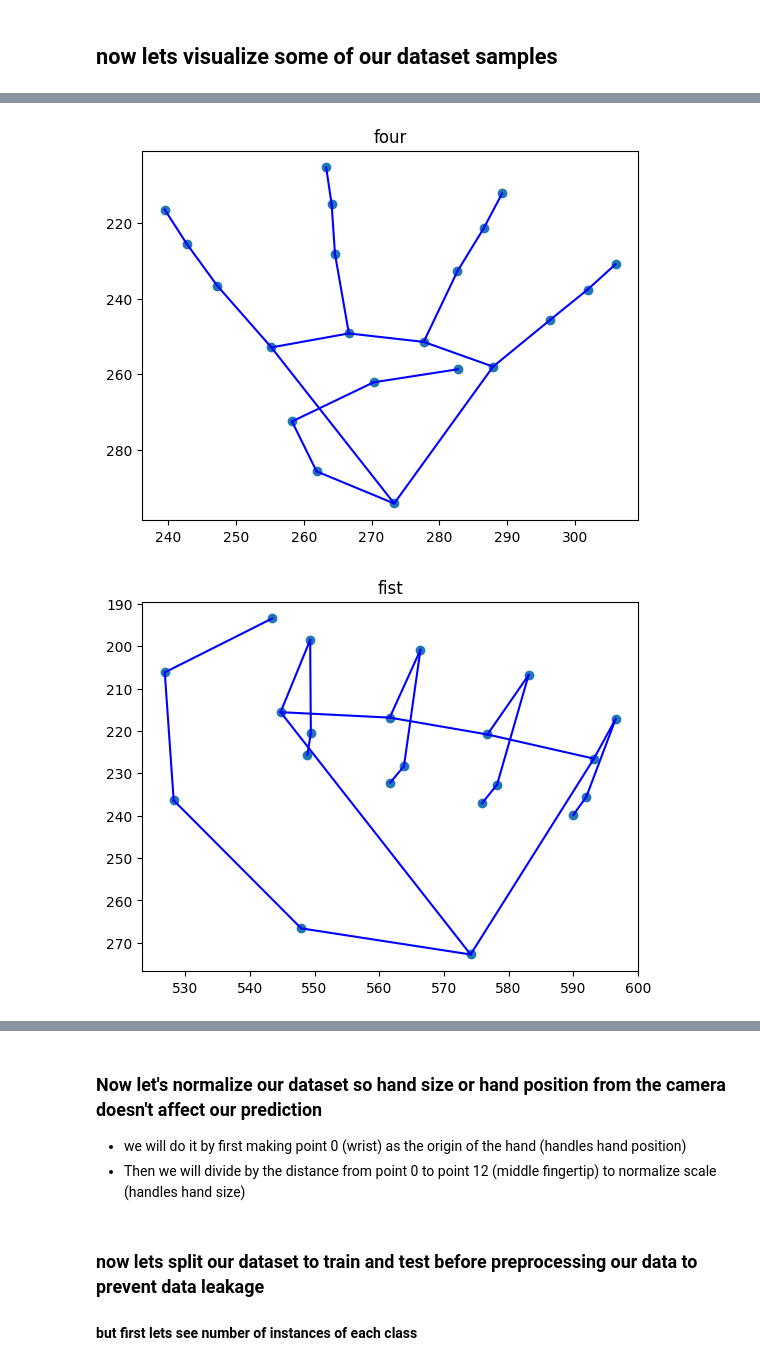
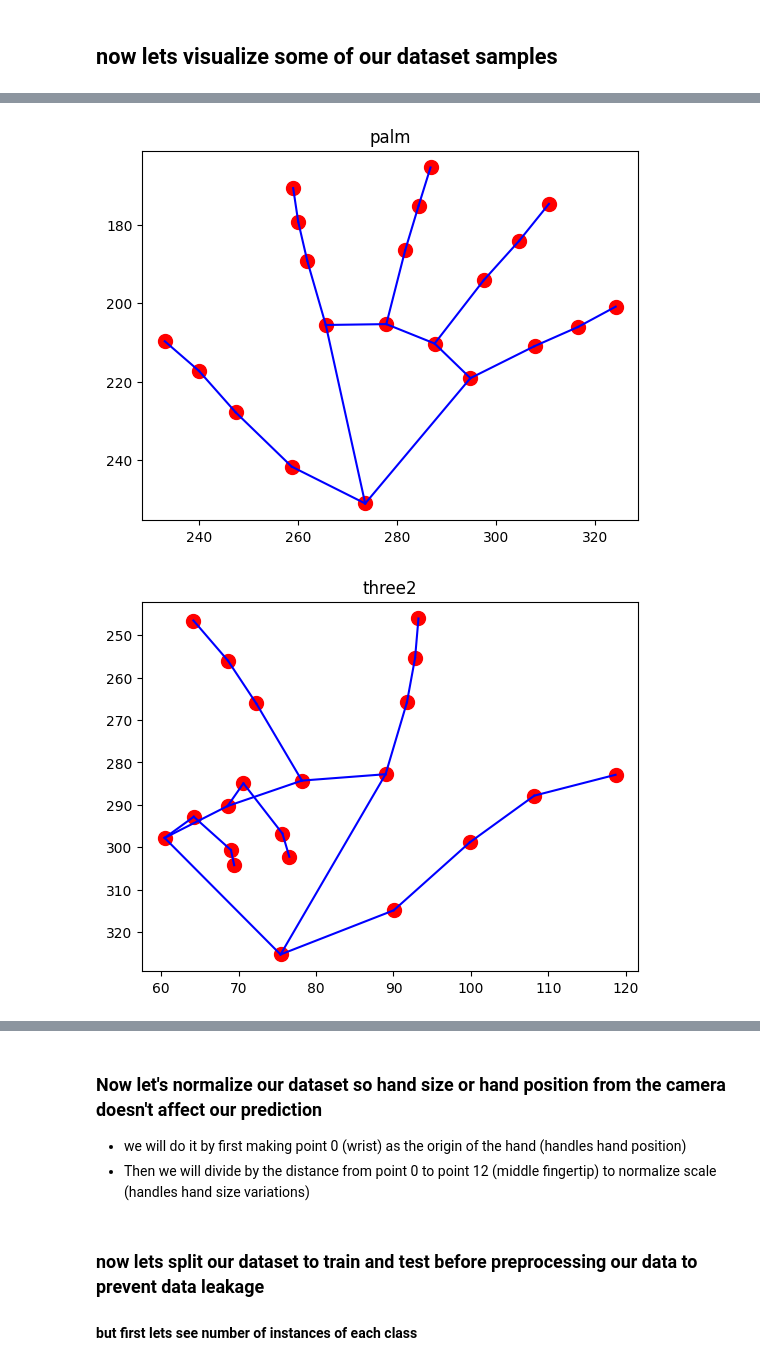
Before and after one commit to sabry558/Hand-gestures-classification, a Jupyter notebook: Hand gestures.ipynb, the cells around one changed output, grey strips where cells are left out. Cells and saved outputs as stored; diff of their text form; code cells hidden in the pictures.

```diff
--- a/Hand gestures.ipynb
+++ b/Hand gestures.ipynb
@@ -51,12 +52,13 @@ np.int64(0)
 # %%
 import matplotlib.pyplot as plt
 import numpy as np
+np.random.seed(42)  # For reproducibility
 def visualize_hand_landmarks(sample):
 
     ## first we need to scatter hand landmarks points
     x=sample[0::3][0:-1]
     y=sample[1::3]
-    plt.scatter(x,y)
+    plt.scatter(x,y,color='red',s=100)
     ## then we need to connect the points with lines to visualize the hand skeleton we can use the image coordinates of the landmarks to connect them in the correct order
     lines=[
         (0,1),(1,2),(2,3),(3,4),
@@ -84,2 +86,2 @@ for i in rndIndex:
-[figure, old version]
+[figure, new version]
-[figure, old version]
+[figure, new version]
@@ -88,7 +90,7 @@ for i in rndIndex:
 # %% [markdown]
 ### Now let's normalize our dataset so hand size or hand position from the camera doesn't affect our prediction
 - we will do it by first making point 0 (wrist) as the origin of the hand (handles hand position)
-- Then we will divide by the distance from point 0 to point 12 (middle fingertip) to normalize scale (handles hand size)
+- Then we will divide by the distance from point 0 to point 12 (middle fingertip) to normalize scale (handles hand size variations)
 # %%
 X = df.drop('label', axis=1).copy()
 y = df['label']
```
Also changed, not shown: parts of 29 cells of this notebook.
